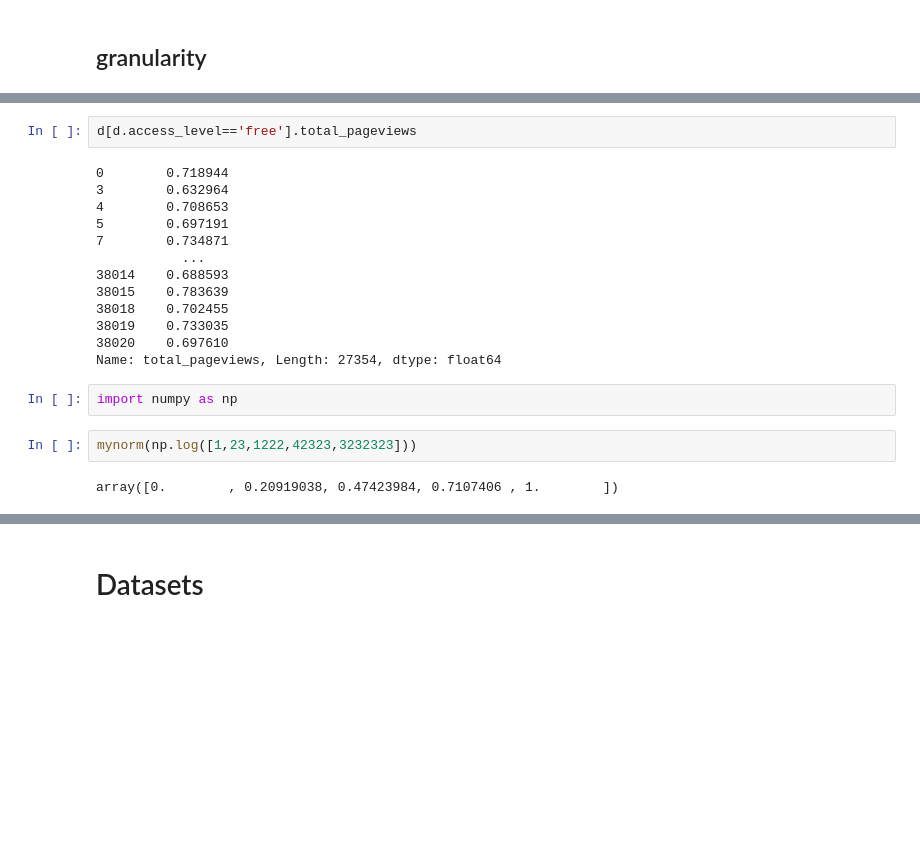
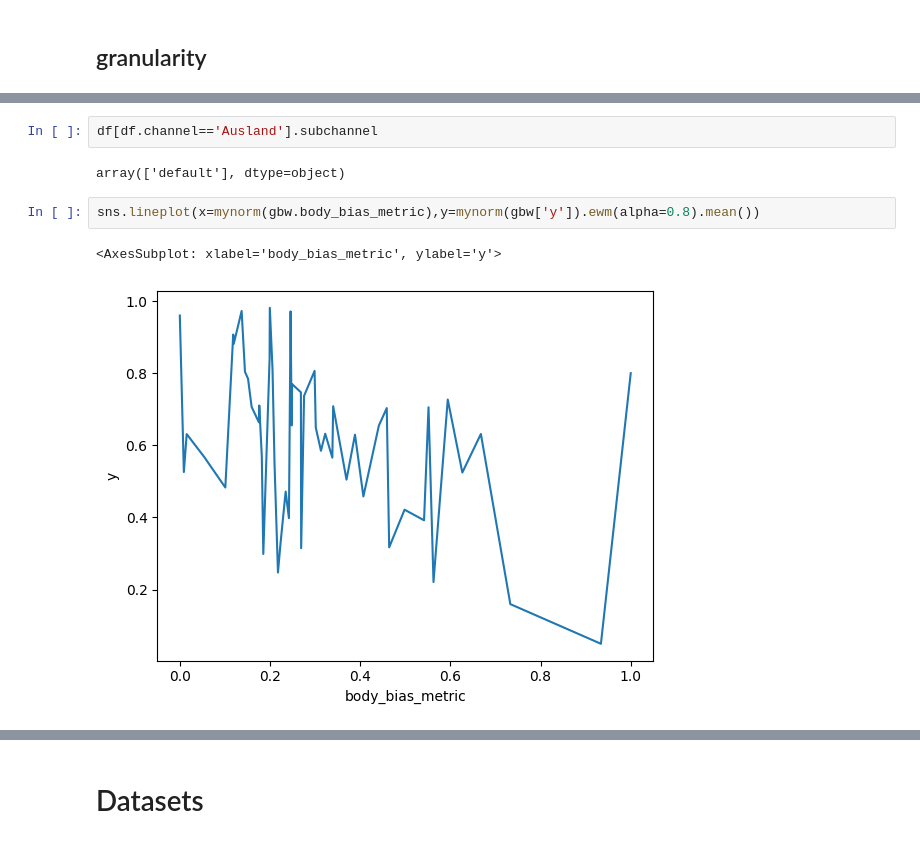
Before and after one commit to horychtom/predicting-users, a Jupyter notebook: notebooks/dataset_versions.ipynb, the cells around one changed output, grey strips where cells are left out. Cells and saved outputs as stored; diff of their text form; blank space fills up the shorter version.

```diff
--- a/notebooks/dataset_versions.ipynb
+++ b/notebooks/dataset_versions.ipynb
@@ -203,21 +283,9 @@ d[['seo_loaded','seo_subj','seo_mb','seo_pers','seo_veracity']]
-# %%
-d[d.access_level=='free'].total_pageviews
-# %% [output]
-0        0.718944
-3        0.632964
-4        0.708653
-5        0.697191
-7        0.734871
-           ...
-38014    0.688593
-38015    0.783639
-38018    0.702455
-38019    0.733035
-38020    0.697610
-Name: total_pageviews, Length: 27354, dtype: float64
-# %%
-import numpy as np
-# %%
-mynorm(np.log([1,23,1222,42323,3232323]))
-# %% [output]
-array([0.        , 0.20919038, 0.47423984, 0.7107406 , 1.        ])
+# %%
+df[df.channel=='Ausland'].subchannel
+# %% [output]
+array(['default'], dtype=object)
+# %%
+sns.lineplot(x=mynorm(gbw.body_bias_metric),y=mynorm(gbw['y']).ewm(alpha=0.8).mean())
+# %% [output]
+<AxesSubplot: xlabel='body_bias_metric', ylabel='y'>
+[figure, added]
```
Also changed, not shown: parts of 68 cells of this notebook, 1 other file.
